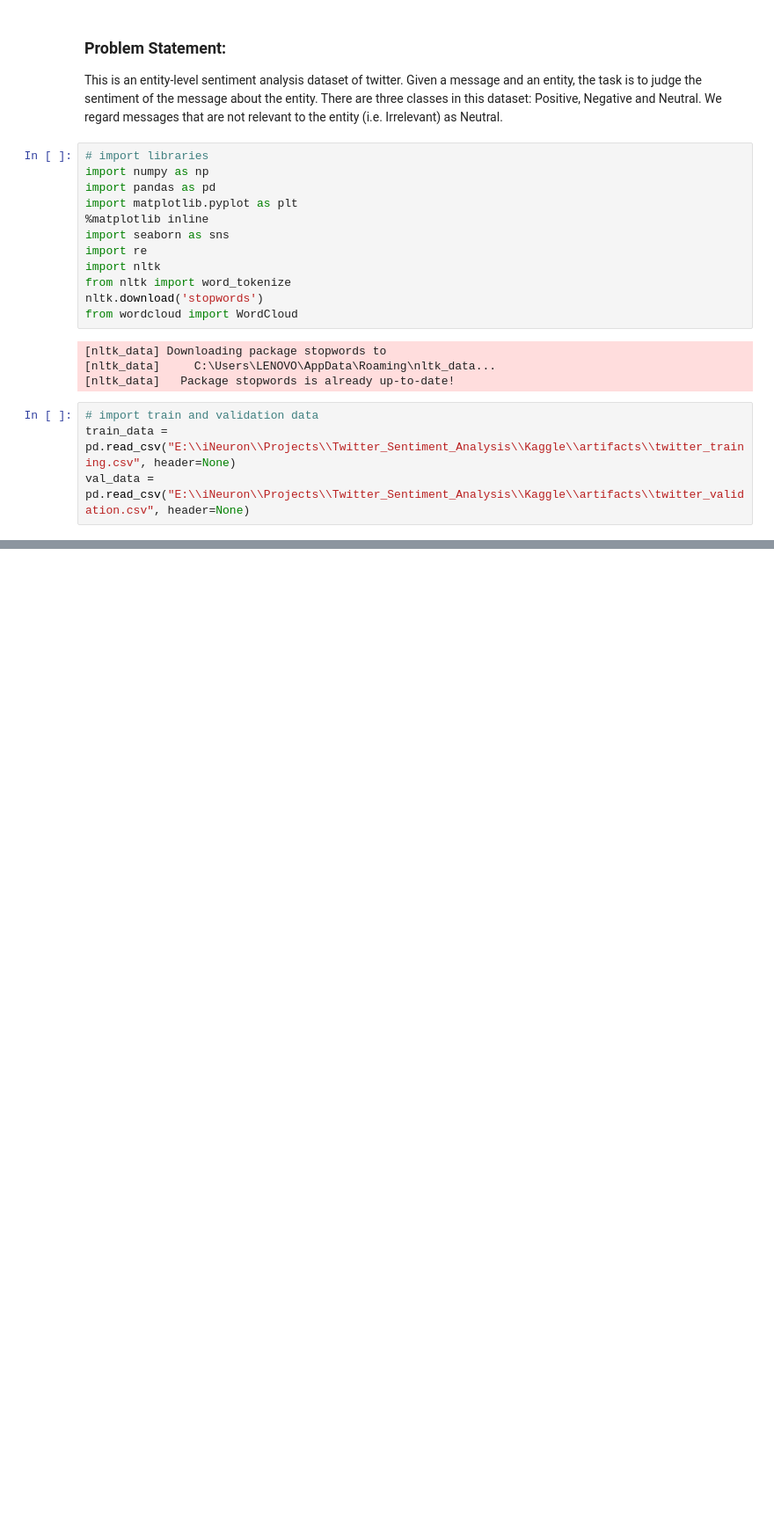
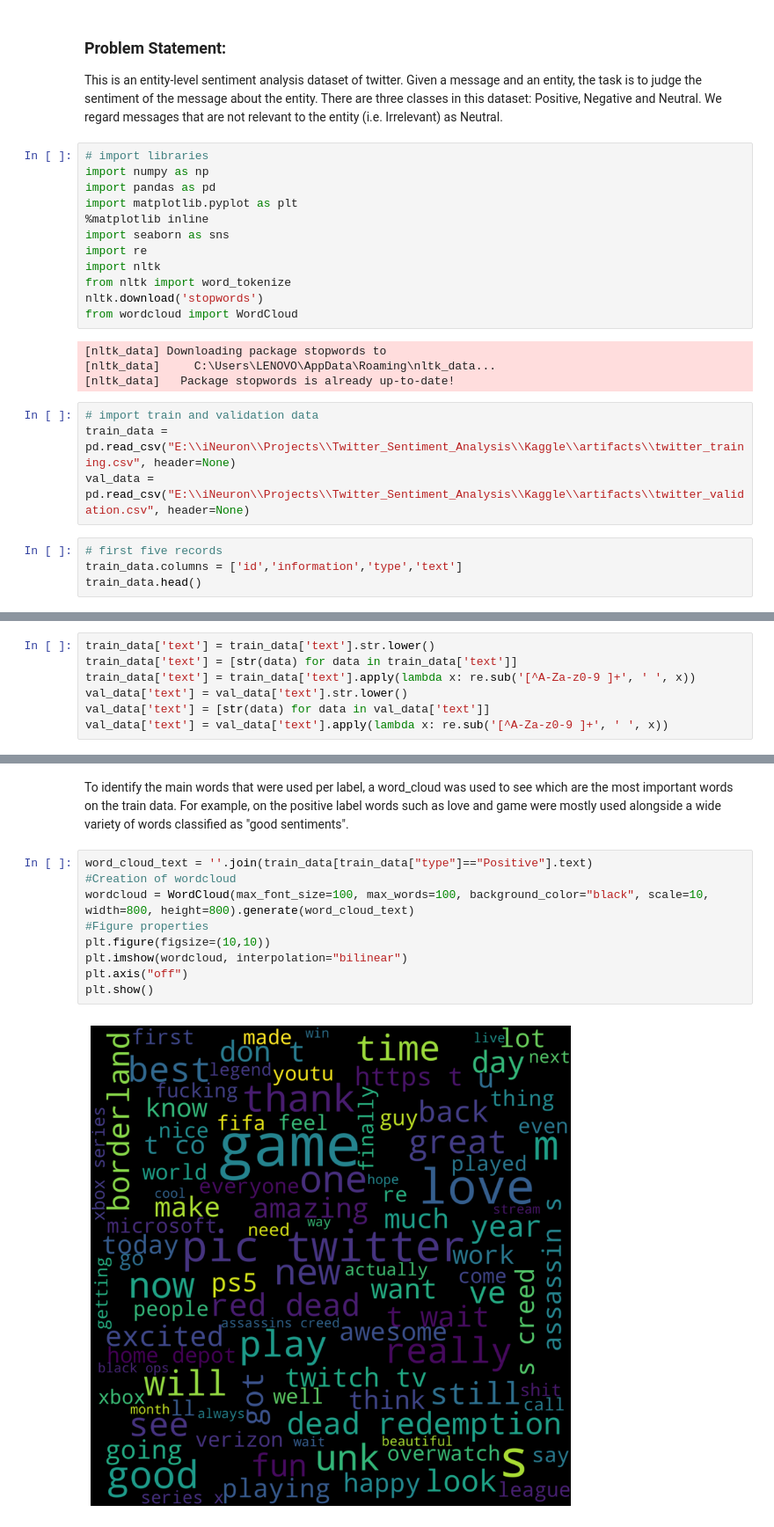
Before and after one commit to Akshay-Paunikar/Twitter_Sentiment_Analysis, a Jupyter notebook: Kaggle/Twitter_Sentiment_Analysis.ipynb, the cells around one changed output, grey strips where cells are left out. Shown at 88% size. Cells and saved outputs as stored; diff of their text form; blank space fills up the shorter version.

Commit message:
Kaggle - Twitter Sentiment Analysis - Wordcloud for tweet type generated

```diff
--- a/Kaggle/Twitter_Sentiment_Analysis.ipynb
+++ b/Kaggle/Twitter_Sentiment_Analysis.ipynb
@@ -24,3 +24,7 @@ from wordcloud import WordCloud
 # import train and validation data
 train_data = pd.read_csv("E:\\iNeuron\\Projects\\Twitter_Sentiment_Analysis\\Kaggle\\artifacts\\twitter_training.csv", header=None)
 val_data = pd.read_csv("E:\\iNeuron\\Projects\\Twitter_Sentiment_Analysis\\Kaggle\\artifacts\\twitter_validation.csv", header=None)
+# %%
+# first five records
+train_data.columns = ['id','information','type','text']
+train_data.head()
@@ -26,0 +50,7 @@ val_data = pd.read_csv("E:\\iNeuron\\Projects\\Twitter_Sentiment_Analysis\\Kaggl
+# %%
+train_data['text'] = train_data['text'].str.lower()
+train_data['text'] = [str(data) for data in train_data['text']]
+train_data['text'] = train_data['text'].apply(lambda x: re.sub('[^A-Za-z0-9 ]+', ' ', x))
+val_data['text'] = val_data['text'].str.lower()
+val_data['text'] = [str(data) for data in val_data['text']]
+val_data['text'] = val_data['text'].apply(lambda x: re.sub('[^A-Za-z0-9 ]+', ' ', x))
@@ -26,0 +66,13 @@ val_data = pd.read_csv("E:\\iNeuron\\Projects\\Twitter_Sentiment_Analysis\\Kaggl
+# %% [markdown]
+To identify the main words that were used per label, a word_cloud was used to see which are the most important words on the train data. For example, on the positive label words such as love and game were mostly used alongside a wide variety of words classified as "good sentiments".
+# %%
+word_cloud_text = ''.join(train_data[train_data["type"]=="Positive"].text)
+#Creation of wordcloud
+wordcloud = WordCloud(max_font_size=100, max_words=100, background_color="black", scale=10, width=800, height=800).generate(word_cloud_text)
+#Figure properties
+plt.figure(figsize=(10,10))
+plt.imshow(wordcloud, interpolation="bilinear")
+plt.axis("off")
+plt.show()
+# %% [output]
+[figure, added]
```
Also changed, not shown: parts of 14 cells of this notebook.
